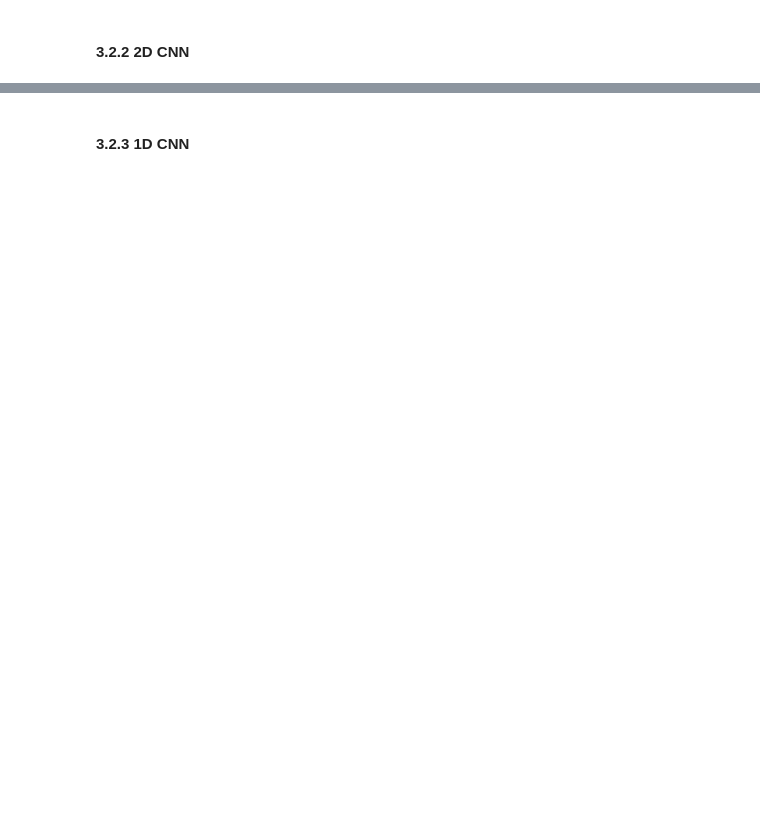
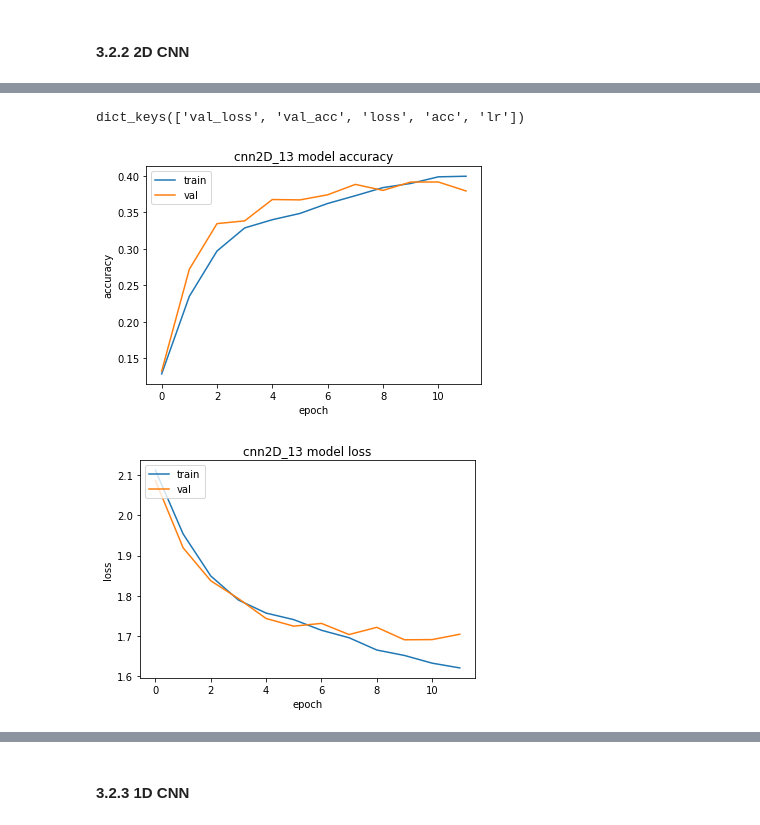
Before and after one commit to kuangweihuang/MIDS_w210_capstone_mb_kh_ws, a Jupyter notebook: 3.0_cnn_genre_classification_CNN.ipynb, the cells around one changed output, grey strips where cells are left out. Cells and saved outputs as stored; diff of their text form; code cells hidden in the pictures; blank space fills up the shorter version.

```diff
--- a/3.0_cnn_genre_classification_CNN.ipynb
+++ b/3.0_cnn_genre_classification_CNN.ipynb
@@ -258,0 +286,6 @@ dict_keys(['val_loss', 'val_acc', 'loss', 'acc', 'lr'])
+# %%
+show_summary_stats(history, model_name)
+# %% [output]
+dict_keys(['val_loss', 'val_acc', 'loss', 'acc', 'lr'])
+[figure, added]
+[figure, added]
```
Also changed, not shown: parts of 16 cells of this notebook.
